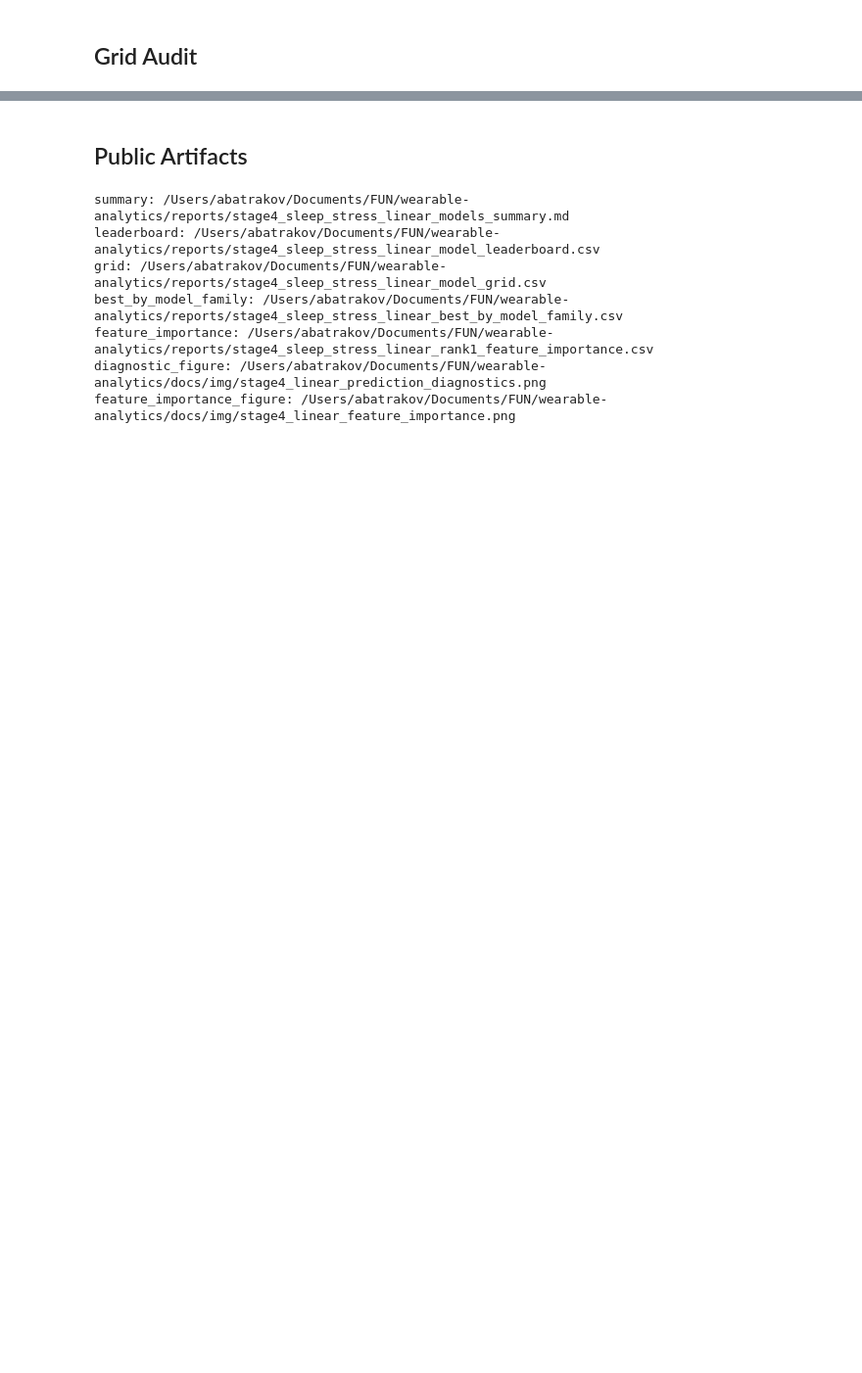
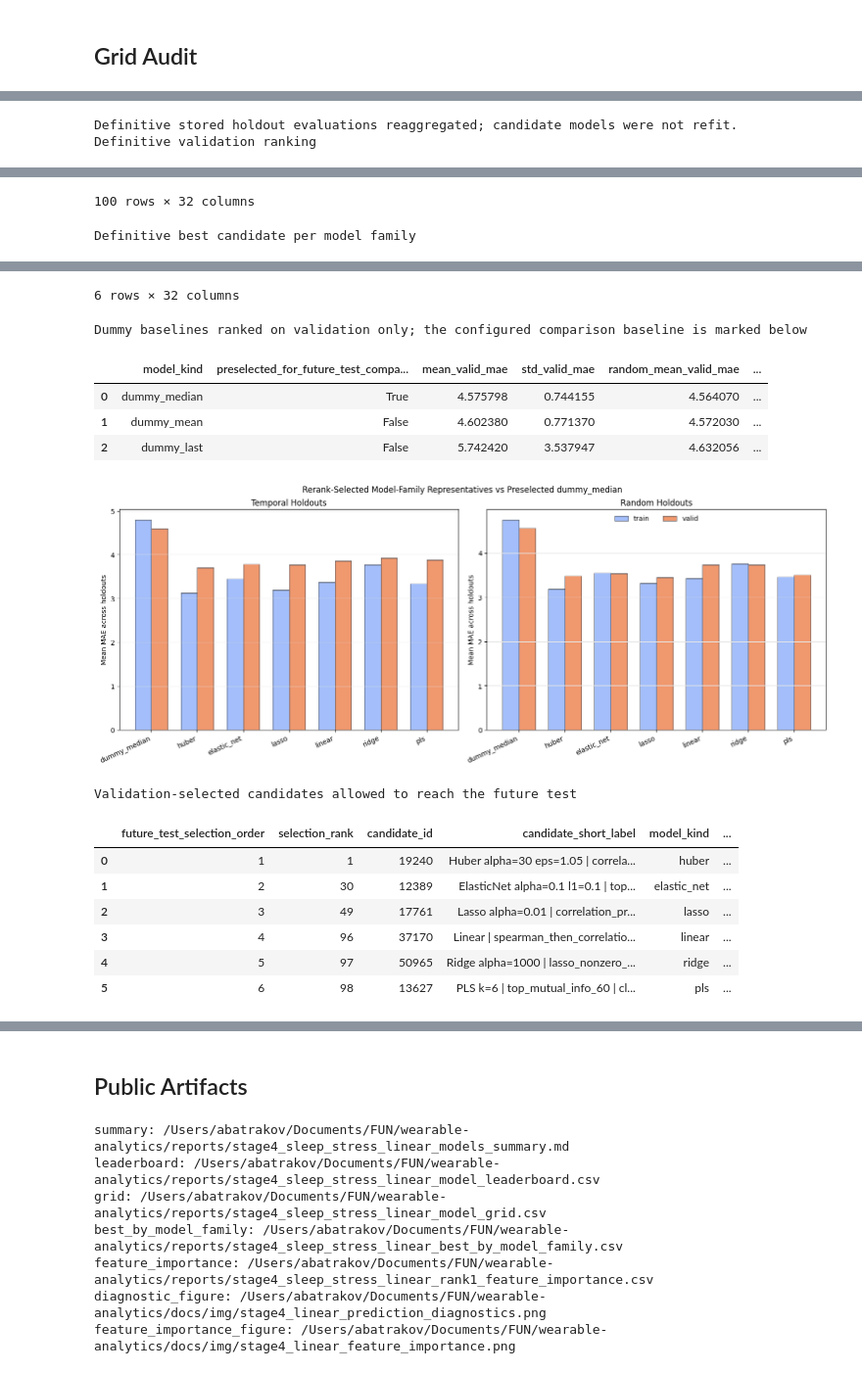
Before and after one commit to AlexBatrakov/wearable-analytics, a Jupyter notebook: notebooks/09_sleep_stress_linear_models.ipynb, the cells around one changed output, grey strips where cells are left out. Shown at 98% size. Cells and saved outputs as stored; diff of their text form; code cells hidden in the pictures; blank space fills up the shorter version.

```diff
--- a/notebooks/09_sleep_stress_linear_models.ipynb
+++ b/notebooks/09_sleep_stress_linear_models.ipynb
@@ -651,0 +771,62 @@ print("feature_importance_figure:", feature_importance_figure_path)
+# %%
+selection_tuning_result = refresh_stage4_linear_tuning_result_summaries(selection_tuning_result)
+print("Definitive stored holdout evaluations reaggregated; candidate models were not refit.")
+
+definitive_overall = selection_tuning_result.validation_slices["overall_validation"]
+definitive_by_model = selection_tuning_result.validation_slices["best_by_model_kind"]
+definitive_dummy = selection_tuning_result.validation_slices["dummy_validation"]
+
+print("Definitive validation ranking")
+display(definitive_overall[validation_cols].head(100))
+print("Definitive best candidate per model family")
+display(definitive_by_model[validation_cols])
+print("Dummy baselines ranked on validation only; the configured comparison baseline is marked below")
+definitive_dummy_display = definitive_dummy.copy()
+definitive_dummy_display["preselected_for_future_test_comparison"] = definitive_dummy_display["model_kind"].eq(BASELINE_STRATEGY)
+display(
+    definitive_dummy_display[
+        [
+            "model_kind",
+            "preselected_for_future_test_comparison",
+            "mean_valid_mae",
+            "std_valid_mae",
+            "random_mean_valid_mae",
+            "temporal_mean_valid_mae",
+        ]
+    ]
+)
+
+mixed_family_fig = plot_stage4_linear_mixed_validation_family_comparison(
+    selection_tuning_result.tuning_summary,
+    selection_tuning_result.dummy_tuning_summary,
+    baseline_strategy=BASELINE_STRATEGY,
+)
+display(mixed_family_fig)
+plt.close(mixed_family_fig)
+
+future_test_selection = select_stage4_linear_future_test_candidates(
+    selection_tuning_result.tuning_summary,
+    global_top_n=FUTURE_TEST_GLOBAL_TOP_N,
+    model_family_top_n=FUTURE_TEST_MODEL_FAMILY_TOP_N,
+)
+future_test_candidate_ids = future_test_selection["candidate_id"].astype(int).tolist()
+print("Validation-selected candidates allowed to reach the future test")
+display(
+    future_test_selection[
+        [
+            "future_test_selection_order",
+            "selection_rank",
+            "candidate_id",
+            "candidate_short_label",
+            "model_kind",
+            "combined_rank_score",
+            "temporal_mean_relative_mae",
+            "temporal_worst_relative_mae",
+            "random_mean_relative_mae",
+            "future_test_selection_roles",
+        ]
+    ]
+)
+# %% [output]
+Definitive stored holdout evaluations reaggregated; candidate models were not refit.
+Definitive validation ranking
@@ -651,0 +845,2 @@ print("feature_importance_figure:", feature_importance_figure_path)
+100 rows × 32 columns
+Definitive best candidate per model family
@@ -651,0 +854,15 @@ print("feature_importance_figure:", feature_importance_figure_path)
+6 rows × 32 columns
+Dummy baselines ranked on validation only; the configured comparison baseline is marked below
+|  | model_kind | preselected_for_future_test_compa... | mean_valid_mae | std_valid_mae | random_mean_valid_mae | ... |
+| 0 | dummy_median | True | 4.575798 | 0.744155 | 4.564070 | ... |
+| 1 | dummy_mean | False | 4.602380 | 0.771370 | 4.572030 | ... |
+| 2 | dummy_last | False | 5.742420 | 3.537947 | 4.632056 | ... |
+[figure, added]
+Validation-selected candidates allowed to reach the future test
+|  | future_test_selection_order | selection_rank | candidate_id | candidate_short_label | model_kind | ... |
+| 0 | 1 | 1 | 19240 | Huber alpha=30 eps=1.05 | correla... | huber | ... |
+| 1 | 2 | 30 | 12389 | ElasticNet alpha=0.1 l1=0.1 | top... | elastic_net | ... |
+| 2 | 3 | 49 | 17761 | Lasso alpha=0.01 | correlation_pr... | lasso | ... |
+| 3 | 4 | 96 | 37170 | Linear | spearman_then_correlatio... | linear | ... |
+| 4 | 5 | 97 | 50965 | Ridge alpha=1000 | lasso_nonzero_... | ridge | ... |
+| 5 | 6 | 98 | 13627 | PLS k=6 | top_mutual_info_60 | cl... | pls | ... |
```
Also changed, not shown: parts of 47 cells of this notebook, 22 other files.
